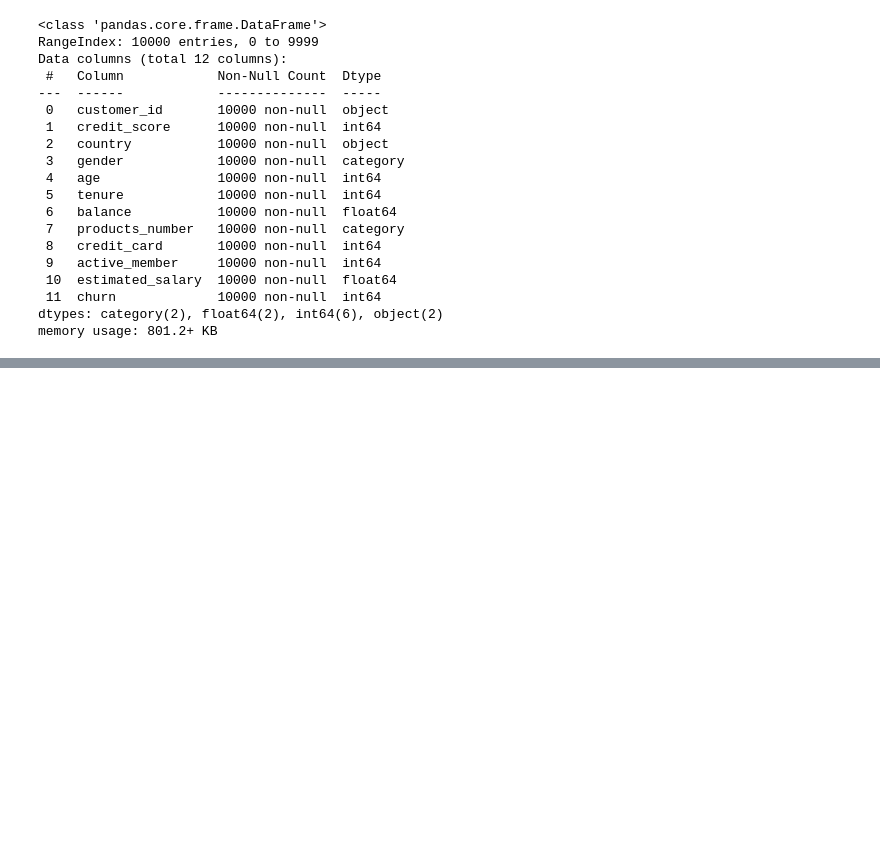
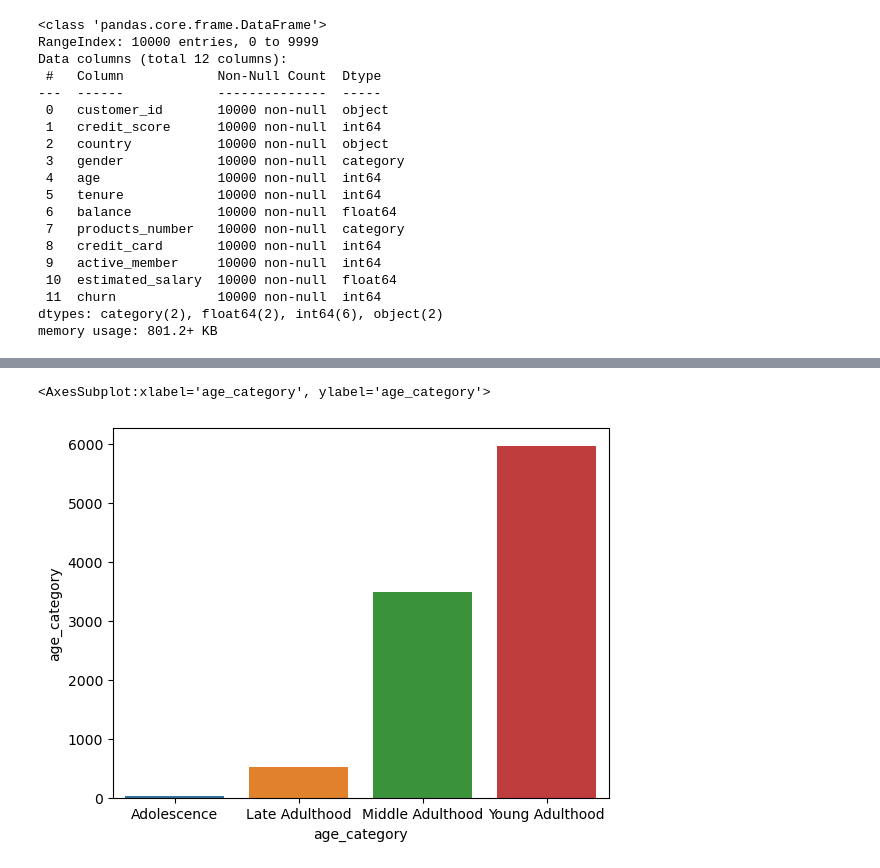
Before and after one commit to bakasheddy/RetainMe-Predicting-Customer-Retention, a Jupyter notebook: Notebook.ipynb, the cells around one changed output, grey strips where cells are left out. Saved outputs shown, nothing was run; the diff lists cells and outputs as text; code cells hidden in the pictures; blank space fills up the shorter version.

```diff
--- a/Notebook.ipynb
+++ b/Notebook.ipynb
@@ -117,0 +129,19 @@ memory usage: 801.2+ KB
+# %%
+def age(x):
+    if x <= 18:
+        return 'Adolescence'
+    elif x <= 39:
+        return 'Young Adulthood'
+    elif x <= 59:
+        return 'Middle Adulthood'
+    else:
+        return 'Late Adulthood'
+
+df['age_category'] = df['age'].apply(age)
+# %%
+x = pd.DataFrame(df.groupby('age_category').age_category.count().sort_values())
+
+sns.barplot(data= x, x= x.index, y= 'age_category')
+# %% [output]
+<AxesSubplot:xlabel='age_category', ylabel='age_category'>
+[figure, added]
```
Also changed, not shown: parts of 4 cells of this notebook.
